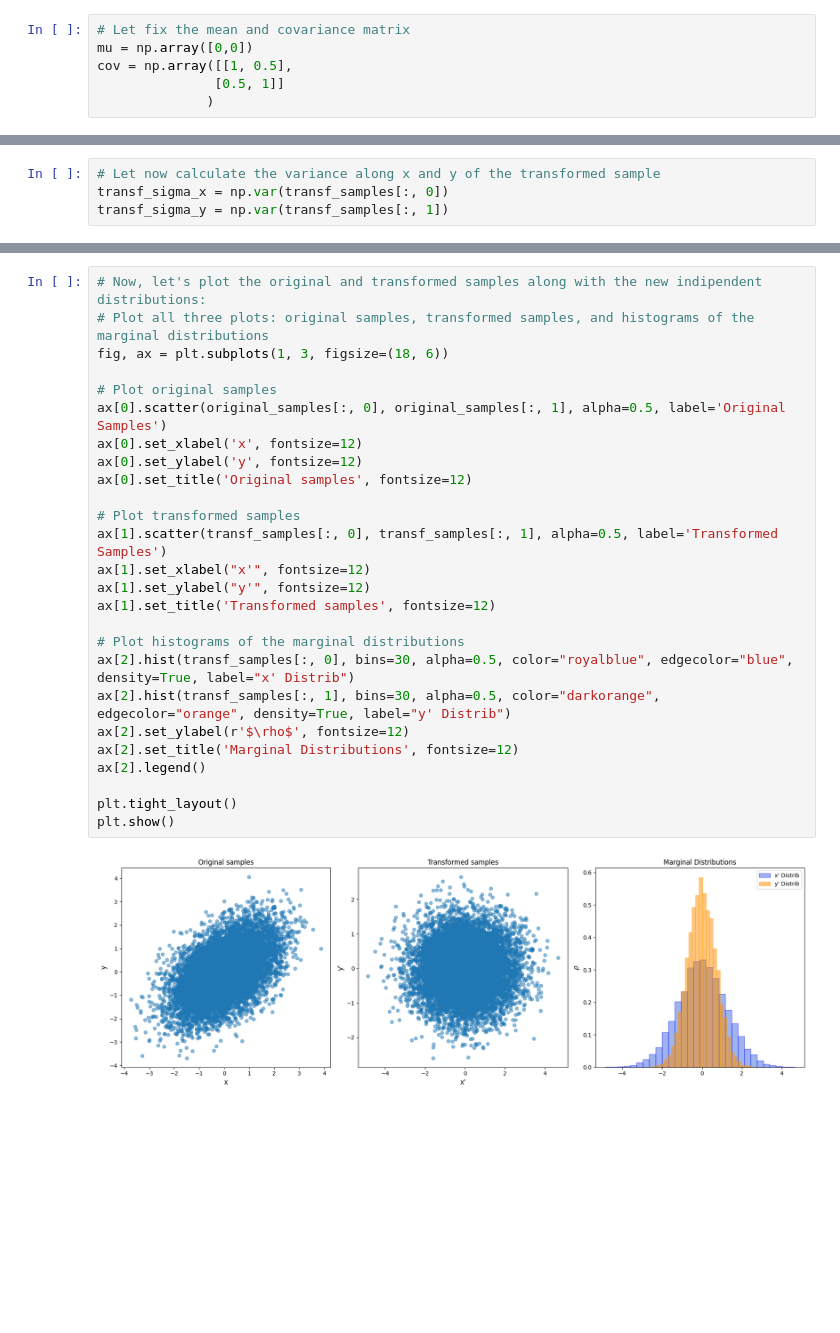
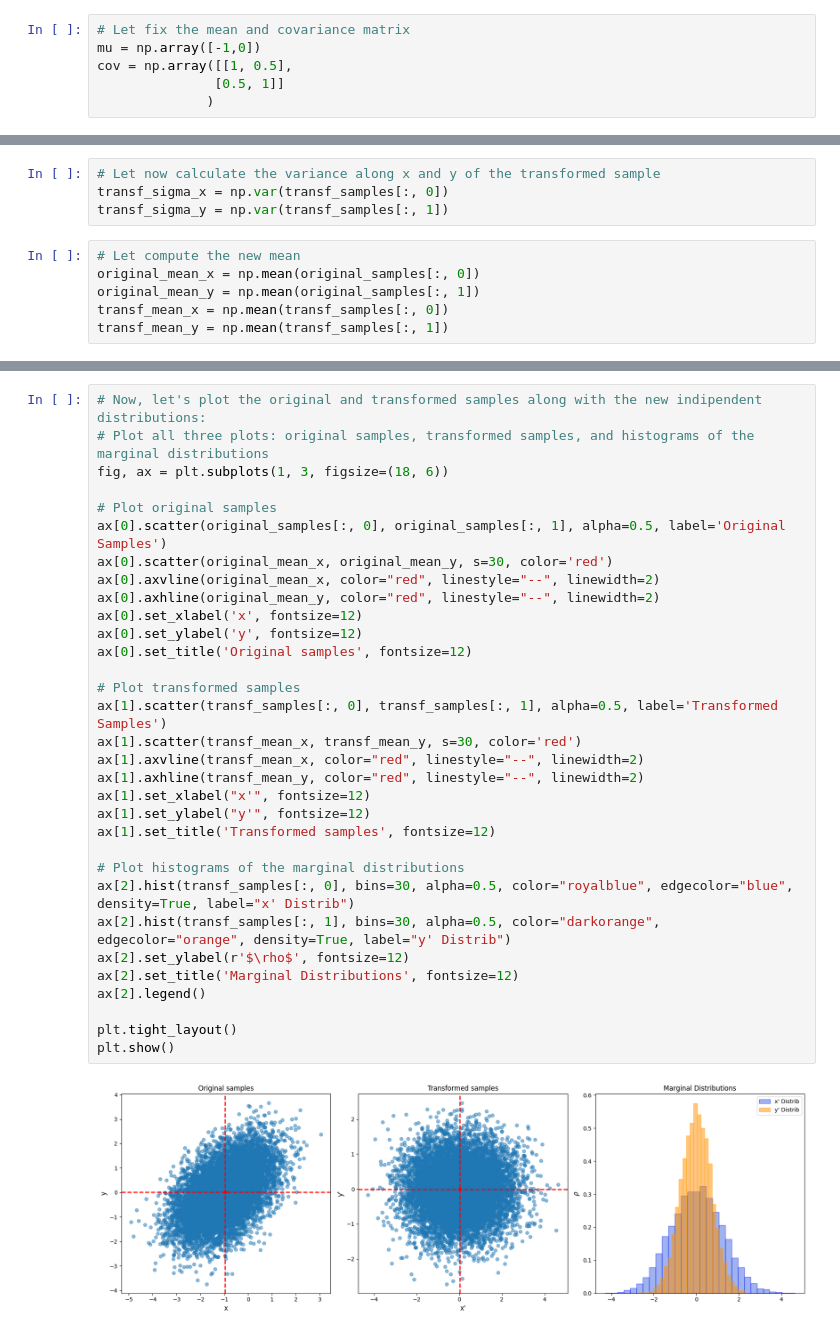
Before and after one commit to mirko-leccese/The-Machine-Learning-Project, a Jupyter notebook: probability/gaussian_distribution.ipynb, the cells around one changed output, grey strips where cells are left out. Saved outputs shown, nothing was run; the diff lists cells and outputs as text; blank space fills up the shorter version.

Commit message:
fix: add mean in the plot

```diff
--- a/probability/gaussian_distribution.ipynb
+++ b/probability/gaussian_distribution.ipynb
@@ -508,7 +508,7 @@ In other words, <span style="color: red;"> the multivariate Gaussian has been re
 Let try to verify such properties with a Python simulation on a simple bivariate case:
 # %%
 # Let fix the mean and covariance matrix
-mu = np.array([0,0])
+mu = np.array([-1,0])
 cov = np.array([[1, 0.5],
                [0.5, 1]]
               )
@@ -546,6 +546,12 @@ original_samples.shape, transf_samples.shape
 # Let now calculate the variance along x and y of the transformed sample
 transf_sigma_x = np.var(transf_samples[:, 0])
 transf_sigma_y = np.var(transf_samples[:, 1])
+# %%
+# Let compute the new mean
+original_mean_x = np.mean(original_samples[:, 0])
+original_mean_y = np.mean(original_samples[:, 1])
+transf_mean_x = np.mean(transf_samples[:, 0])
+transf_mean_y = np.mean(transf_samples[:, 1])
 # %%
 # Let compare with the eigenvalues:
 print("Variance along new transformed coordinate 1 (x):", transf_sigma_x)
@@ -558,28 +564,34 @@ Eigenvalues of the covariance matrix: [1.5 0.5]
 # %%
 # Now, let's plot the original and transformed samples along with the new indipendent distributions:
 # Plot all three plots: original samples, transformed samples, and histograms of the marginal distributions
 fig, ax = plt.subplots(1, 3, figsize=(18, 6))
 
 # Plot original samples
 ax[0].scatter(original_samples[:, 0], original_samples[:, 1], alpha=0.5, label='Original Samples')
+ax[0].scatter(original_mean_x, original_mean_y, s=30, color='red')
+ax[0].axvline(original_mean_x, color="red", linestyle="--", linewidth=2)
+ax[0].axhline(original_mean_y, color="red", linestyle="--", linewidth=2)
 ax[0].set_xlabel('x', fontsize=12)
 ax[0].set_ylabel('y', fontsize=12)
 ax[0].set_title('Original samples', fontsize=12)
 
 # Plot transformed samples
 ax[1].scatter(transf_samples[:, 0], transf_samples[:, 1], alpha=0.5, label='Transformed Samples')
+ax[1].scatter(transf_mean_x, transf_mean_y, s=30, color='red')
+ax[1].axvline(transf_mean_x, color="red", linestyle="--", linewidth=2)
+ax[1].axhline(transf_mean_y, color="red", linestyle="--", linewidth=2)
 ax[1].set_xlabel("x'", fontsize=12)
 ax[1].set_ylabel("y'", fontsize=12)
 ax[1].set_title('Transformed samples', fontsize=12)
 
 # Plot histograms of the marginal distributions
 ax[2].hist(transf_samples[:, 0], bins=30, alpha=0.5, color="royalblue", edgecolor="blue", density=True, label="x' Distrib")
 ax[2].hist(transf_samples[:, 1], bins=30, alpha=0.5, color="darkorange", edgecolor="orange", density=True, label="y' Distrib")
 ax[2].set_ylabel(r'$\rho$', fontsize=12)
 ax[2].set_title('Marginal Distributions', fontsize=12)
 ax[2].legend()
 
 plt.tight_layout()
 plt.show()
 # %% [output]
-[figure, old version]
+[figure, new version]
```
Also changed, not shown: parts of 5 cells of this notebook.
